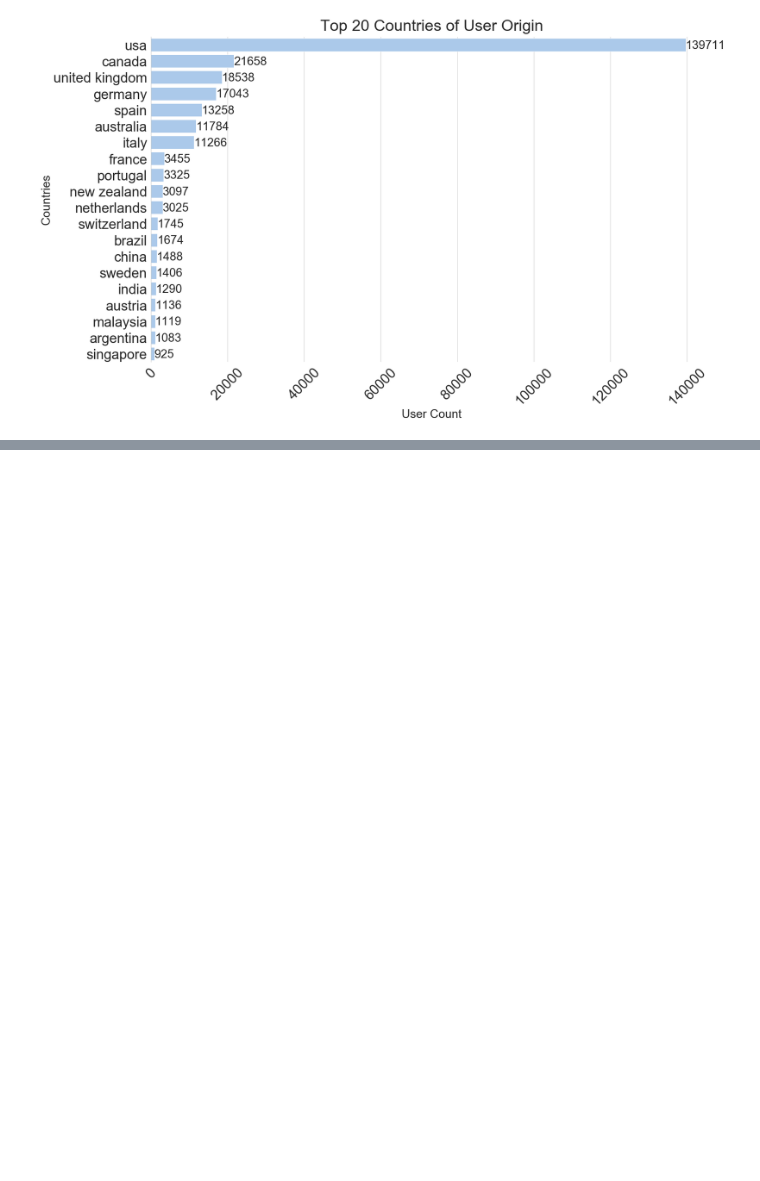
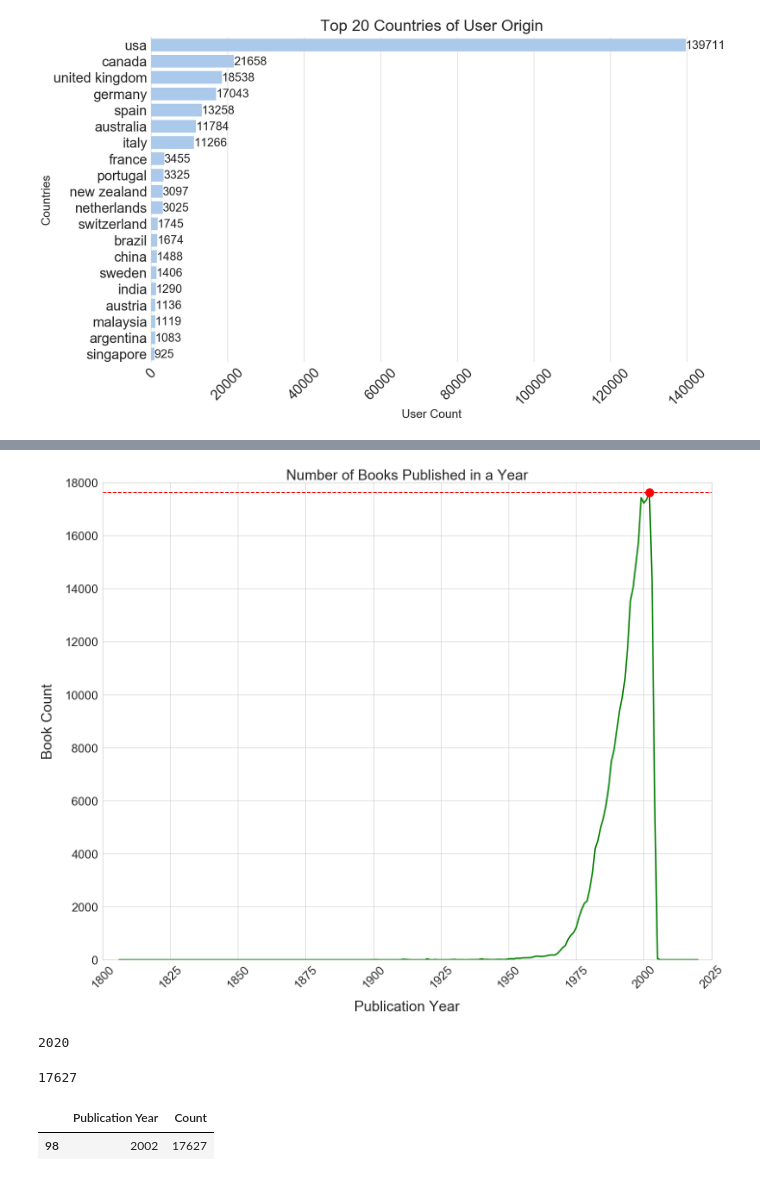
Before and after one commit to mpayumo/book-recommender-model, a Jupyter notebook: 1-book-recommender-EDA.ipynb, the cells around one changed output, grey strips where cells are left out. Saved outputs shown, nothing was run; the diff lists cells and outputs as text; code cells hidden in the pictures; blank space fills up the shorter version.

```diff
--- a/1-book-recommender-EDA.ipynb
+++ b/1-book-recommender-EDA.ipynb
@@ -389,0 +449,2 @@ plot_horizontal_distribution('count', 'country',
+# %%
+year_df=year_df[year_df['Publication Year'] >= 1806]
@@ -389,0 +500,30 @@ plot_horizontal_distribution('count', 'country',
+# %%
+def plot_line(x_val, y_val, title, xlabel, ylabel, xlim, ylim, color):
+    ax.plot(x_val,
+            y_val,
+            '-.',
+            linestyle='solid',
+            linewidth=3,
+            color=color
+    )
+
+    ax.xaxis.set_tick_params(pad=20)
+    ax.tick_params(axis='x',
+                pad=2,
+                grid_linewidth=1)
+    plt.xlim(xlim)
+    plt.ylim(ylim)
+    plt.xticks(rotation=45,
+            fontsize=25)
+    plt.yticks(fontsize=25)
+    plt.title(title,
+            fontsize=30)
+    plt.xlabel(xlabel,
+            fontsize=30,
+            labelpad=20)
+    plt.ylabel(ylabel,
+            fontsize=30,
+            labelpad=20)
+
+    plt.tight_layout()
+    plt.savefig('img/timeseries.jpg');
@@ -389,0 +539,27 @@ plot_horizontal_distribution('count', 'country',
+# %%
+fig, ax = plt.subplots(figsize=(20,16))
+plot_line(year_df['Publication Year'], year_df['Count'],
+          'Number of Books Published in a Year',
+          'Publication Year',
+          'Book Count', (1800, 2025),
+          (0, 18000),
+          'green')
+
+ax.scatter(2002, 17627, s=300, color='red', zorder=10)
+plt.axhline(17627,ls='--', color='red', linewidth=2)
+plt.savefig('img/timeseries.jpg');
+# %% [output]
+[figure, added]
+# %%
+np.max(year_df['Publication Year'])
+# %% [output]
+2020
+# %%
+np.max(year_df['Count'])
+# %% [output]
+17627
+# %%
+year_df[year_df['Count'] == 17627]
+# %% [output]
+|  | Publication Year | Count |
+| 98 | 2002 | 17627 |
```
Also changed, not shown: parts of 32 cells of this notebook, 3 other files.
